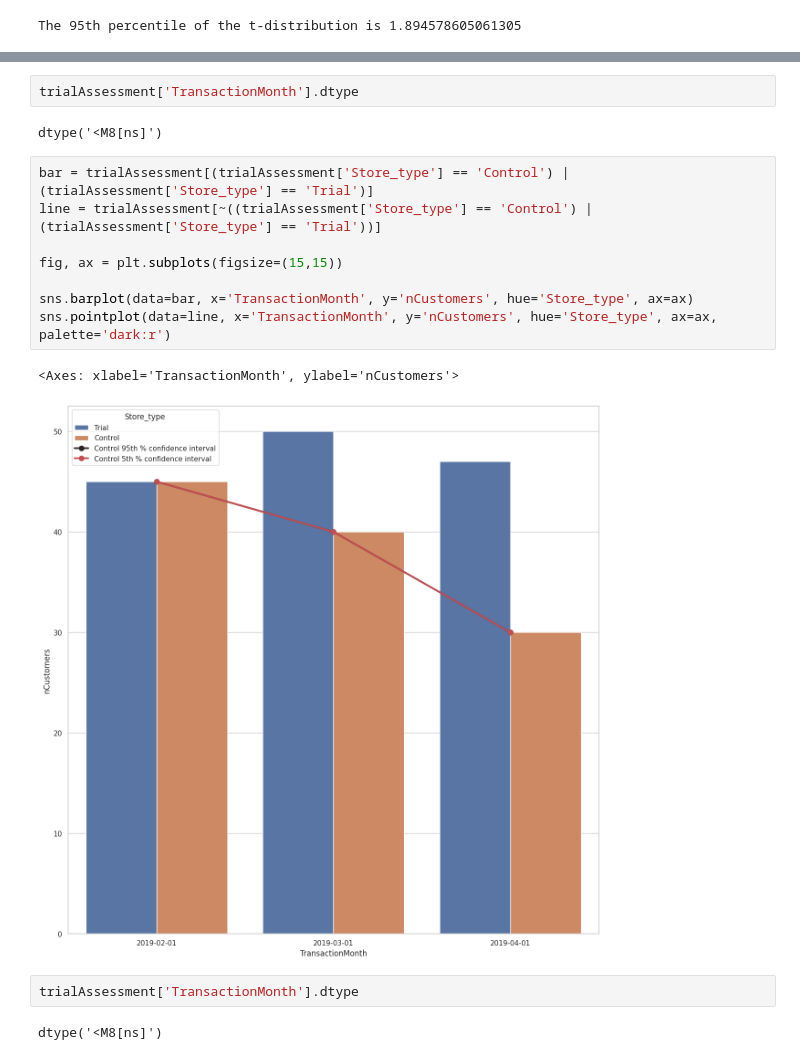
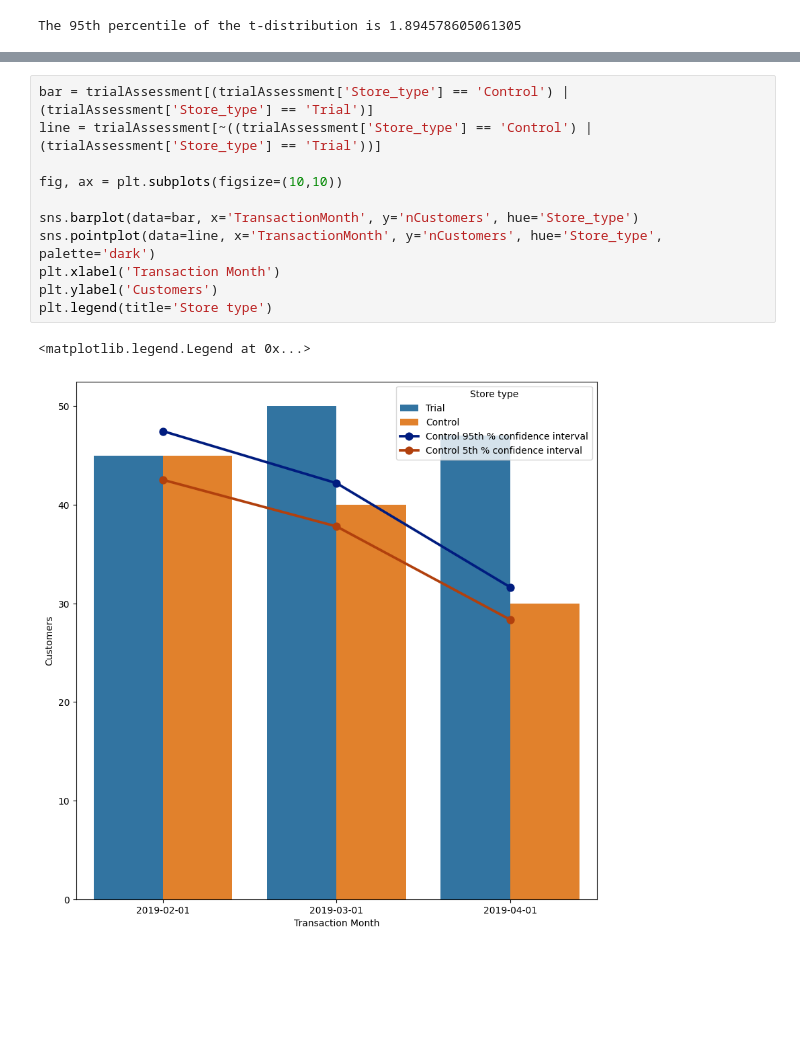
Before and after one commit to jontyj23/Quantium-Virtual-Internship, a Jupyter notebook: task2.ipynb, the cells around one changed output, grey strips where cells are left out. Cells and saved outputs as stored; diff of their text form; blank space fills up the shorter version.

```diff
--- a/task2.ipynb
+++ b/task2.ipynb
@@ -659,22 +633,17 @@ trialAssessment
 | 2706 | 233 | 201902 | 244.0 | 42.530404 | 1.044444 | 1.489362 | 3.485714 | Control 5th % confidence interval | ... |
 | 2707 | 233 | 201903 | 199.1 | 37.804803 | 1.025000 | 1.439024 | 3.374576 | Control 5th % confidence interval | ... |
 | 2708 | 233 | 201904 | 158.6 | 28.353602 | 1.100000 | 1.393939 | 3.447826 | Control 5th % confidence interval | ... |
-# %%
-trialAssessment['TransactionMonth'].dtype
-# %% [output]
-dtype('<M8[ns]')
 # %%
 bar = trialAssessment[(trialAssessment['Store_type'] == 'Control') | (trialAssessment['Store_type'] == 'Trial')]
 line = trialAssessment[~((trialAssessment['Store_type'] == 'Control') | (trialAssessment['Store_type'] == 'Trial'))]
 
-fig, ax = plt.subplots(figsize=(15,15))
+fig, ax = plt.subplots(figsize=(10,10))
 
-sns.barplot(data=bar, x='TransactionMonth', y='nCustomers', hue='Store_type', ax=ax)
-sns.pointplot(data=line, x='TransactionMonth', y='nCustomers', hue='Store_type', ax=ax, palette='dark:r')
+sns.barplot(data=bar, x='TransactionMonth', y='nCustomers', hue='Store_type')
+sns.pointplot(data=line, x='TransactionMonth', y='nCustomers', hue='Store_type', palette='dark')
+plt.xlabel('Transaction Month')
+plt.ylabel('Customers')
+plt.legend(title='Store type')
 # %% [output]
-<Axes: xlabel='TransactionMonth', ylabel='nCustomers'>
+<matplotlib.legend.Legend at 0x...>
-[figure, old version]
+[figure, new version]
-# %%
-trialAssessment['TransactionMonth'].dtype
-# %% [output]
-dtype('<M8[ns]')
```
Also changed, not shown: parts of 39 cells of this notebook.
